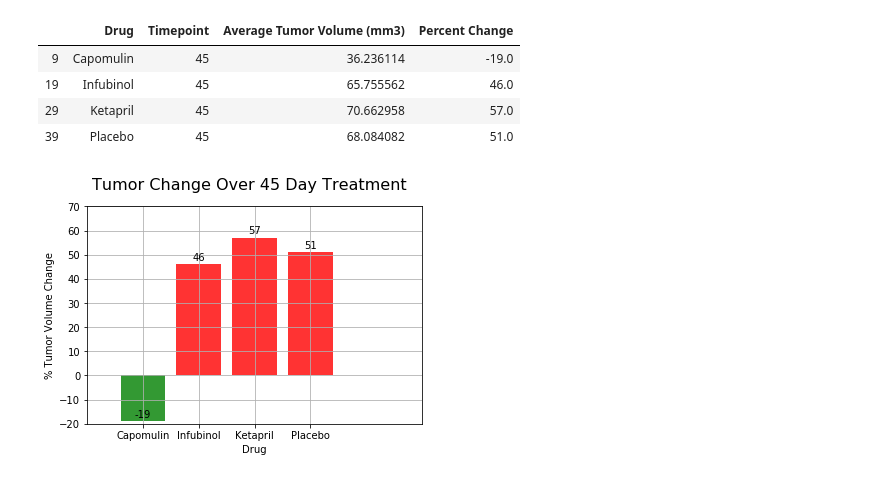
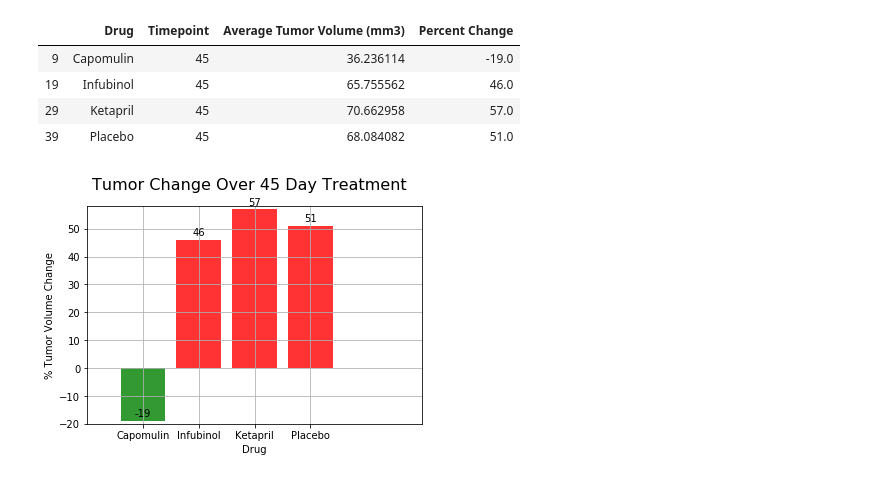
Before and after one commit to magcox5/matplotlib-challenge, a Jupyter notebook: Pymaceuticals/pymaceuticals_starter.ipynb, the cells around one changed output. Saved outputs shown, nothing was run; the diff lists cells and outputs as text; code cells hidden in the pictures.

Commit message:
Cleaned up code and added observations at the end

```diff
--- a/Pymaceuticals/pymaceuticals_starter.ipynb
+++ b/Pymaceuticals/pymaceuticals_starter.ipynb
@@ -66,6 +66,12 @@ def autolabel(rects, ax):
         ax.text(rect.get_x() + rect.get_width()/2., label_position,
                 '%d' % int(height),
                 ha='center', va='bottom')
+# %%
+# Set constants
+trial_days = 45
+day_intervals = 5
+starting_number_of_mice = 25
+num_of_observations = 10
 # %% [markdown]
 ## Tumor Response to Treatment
 # %%
@@ -407,7 +409,7 @@ mean_tumor_volume_data = mean_tumor_volume_data.sort_values(['Drug', 'Timepoint'
 
 # Group on keys and call `pct_change` inside `apply`.
 mean_tumor_volume_data['Percent Change'] = mean_tumor_volume_data.groupby('Drug', sort=False)['Average Tumor Volume (mm3)'].apply(
-     lambda x: x.pct_change(periods=9)).values
+     lambda x: x.pct_change(periods=num_of_observations -1)).values
 
 # Display the data to confirm
 mean_tumor_volume_data['Percent Change'] = round(mean_tumor_volume_data['Percent Change'] *100)
@@ -426,32 +428,35 @@ mean_tumor_volume_data['Positive'] = mean_tumor_volume_data['Percent Change'] >
 # Store all Relevant Percent Changes into a Tuple
 subset = mean_tumor_volume_data[['Drug', 'Percent Change', 'Positive']]
 #tuples = [tuple(x) for x in subset.to_numpy()]
 #print(tuples)
 
 drug = subset['Drug'].tolist()
 pct_change = subset['Percent Change'].tolist()
 positive = subset['Positive'].tolist()
 
+min_y_value = subset['Percent Change'].min()
+max_y_value = subset['Percent Change'].max()
+
 fig, ax = plt.subplots()
 x_axis = np.arange(len(drug))
-ax.set_ylim(-20, 70)
+ax.set_ylim(min_y_value - 1, max_y_value + 1)
 ax.set_xlim(-1, len(drug)+1)
 
 # Orient widths. Add labels, tick marks, etc.
 tick_locations = [value for value in x_axis]
 plt.xticks(tick_locations, drug)
 
 rects = ax.bar(x_axis, pct_change, color=subset['Positive'].map({True: 'r', False: 'g'}), align="center", alpha = .8)
 
 # Use functions to label the percentages of changes
 autolabel(rects, ax)
 
 plt.grid(True)
 ax.set_xlabel("Drug")
 ax.set_ylabel("% Tumor Volume Change")
 fig.suptitle('Tumor Change Over 45 Day Treatment', fontsize=16)
 
 # Save the Figure
 plt.savefig('tumor_change_over_45_day_treatment')
 # %% [output]
-[figure, old version]
+[figure, new version]
```
Also changed, not shown: parts of 5 cells of this notebook.
